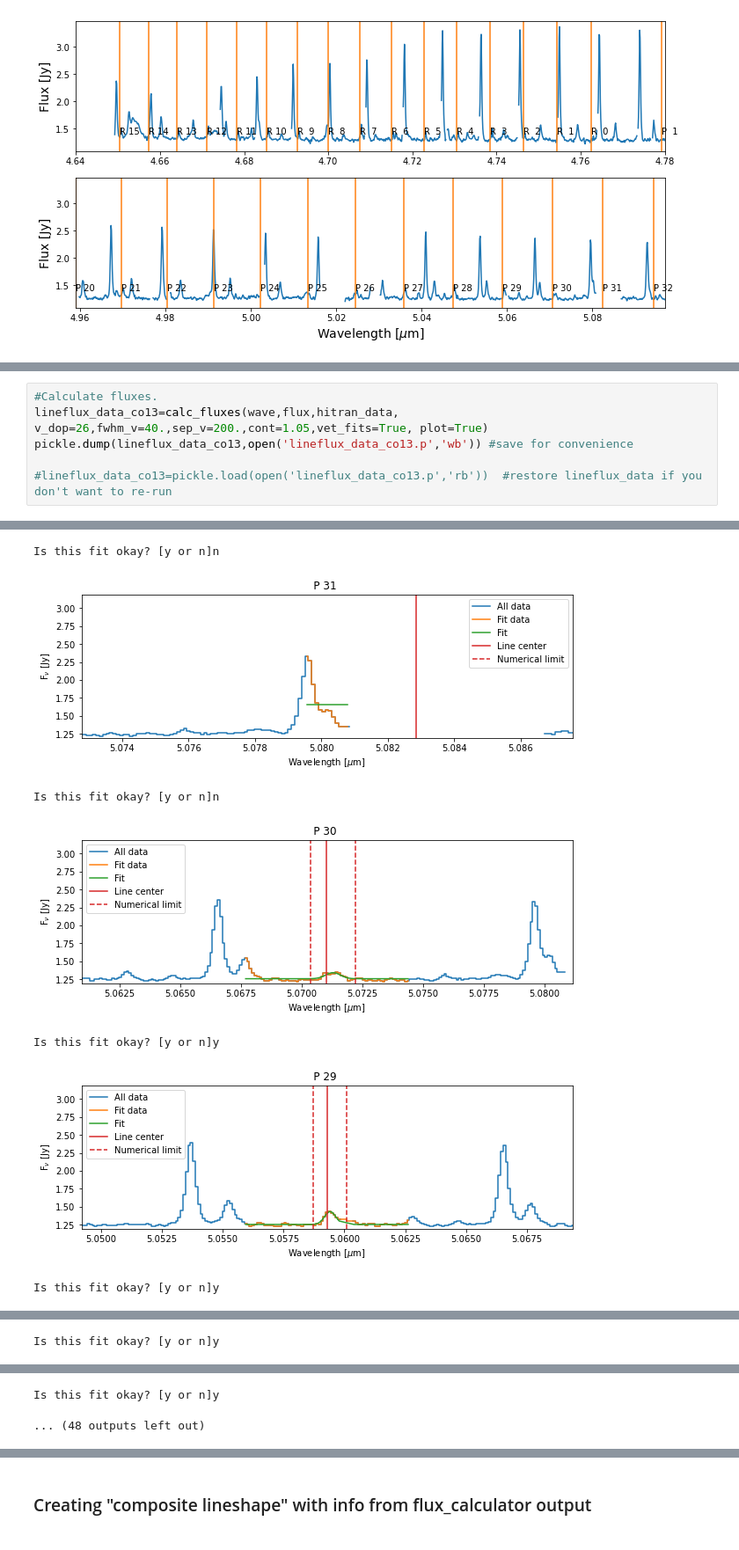
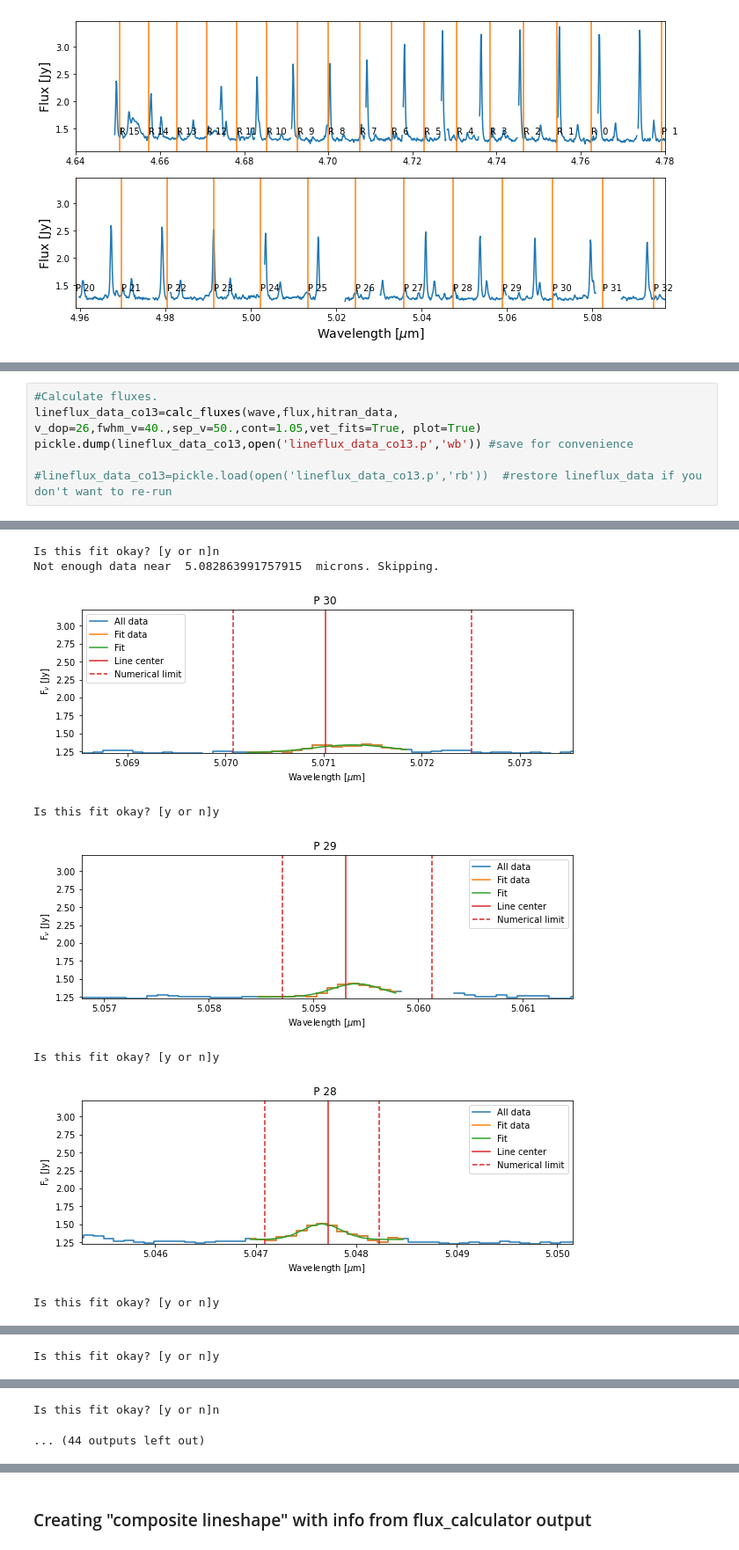
Before and after one commit to knolan9/kiranolan_thesis, a Jupyter notebook: DR Tau-13CO.ipynb, the cells around one changed output, grey strips where cells are left out. Shown at 88% size. Saved outputs shown, nothing was run; the diff lists cells and outputs as text.

```diff
--- a/DR Tau-13CO.ipynb
+++ b/DR Tau-13CO.ipynb
@@ -158,6 +202,6 @@ Bad Lines:
 # %%
 #Calculate fluxes.
-lineflux_data_co13=calc_fluxes(wave,flux,hitran_data, v_dop=26,fwhm_v=40.,sep_v=200.,cont=1.05,vet_fits=True, plot=True)
+lineflux_data_co13=calc_fluxes(wave,flux,hitran_data, v_dop=26,fwhm_v=40.,sep_v=50.,cont=1.05,vet_fits=True, plot=True)
 pickle.dump(lineflux_data_co13,open('lineflux_data_co13.p','wb')) #save for convenience
 
 #lineflux_data_co13=pickle.load(open('lineflux_data_co13.p','rb'))  #restore lineflux_data if you don't want to re-run
@@ -166,7 +210,8 @@ pickle.dump(lineflux_data_co13,open('lineflux_data_co13.p','wb')) #save for conv
 Is this fit okay? [y or n]n
+Not enough data near  5.082863991757915  microns. Skipping.
-[figure, old version]
+[figure, new version]
-Is this fit okay? [y or n]n
+Is this fit okay? [y or n]y
-[figure, old version]
+[figure, new version]
 Is this fit okay? [y or n]y
-[figure, old version]
+[figure, new version]
 Is this fit okay? [y or n]y
@@ -176,5 +221,5 @@ Is this fit okay? [y or n]y
-Is this fit okay? [y or n]y
+Is this fit okay? [y or n]n
-... (48 outputs left out)
+... (44 outputs left out)
 # %%
 lineflux_data_co13
 # %% [output]
```
Also changed, not shown: parts of 31 cells of this notebook, 2 other files.
